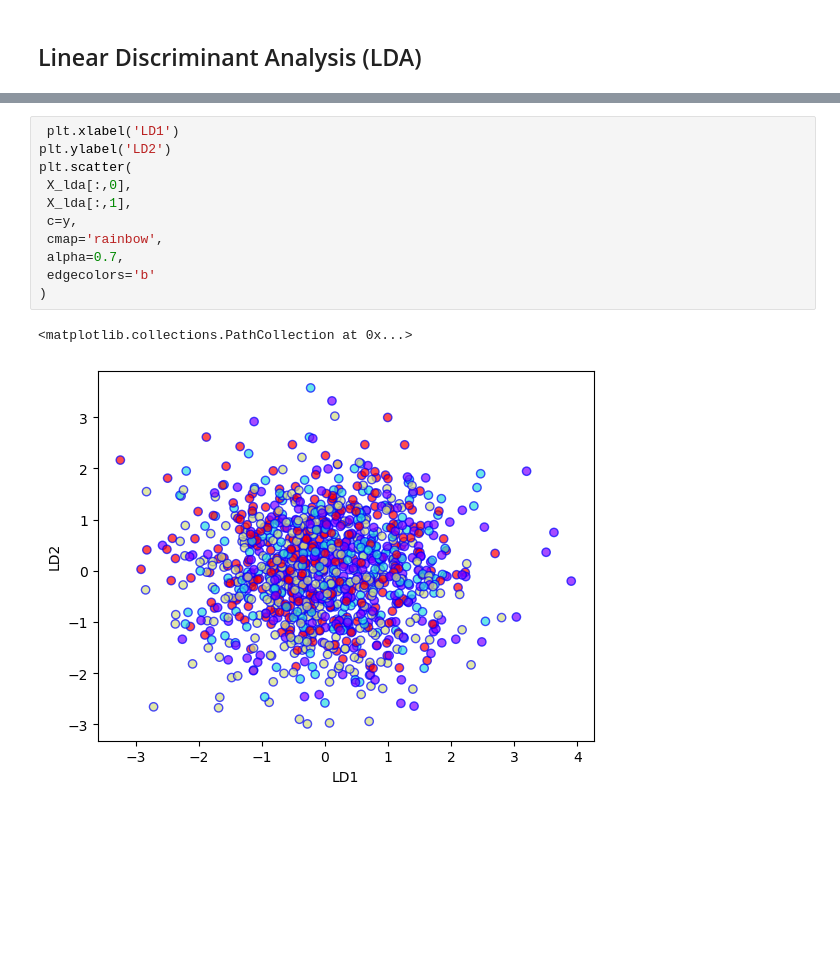
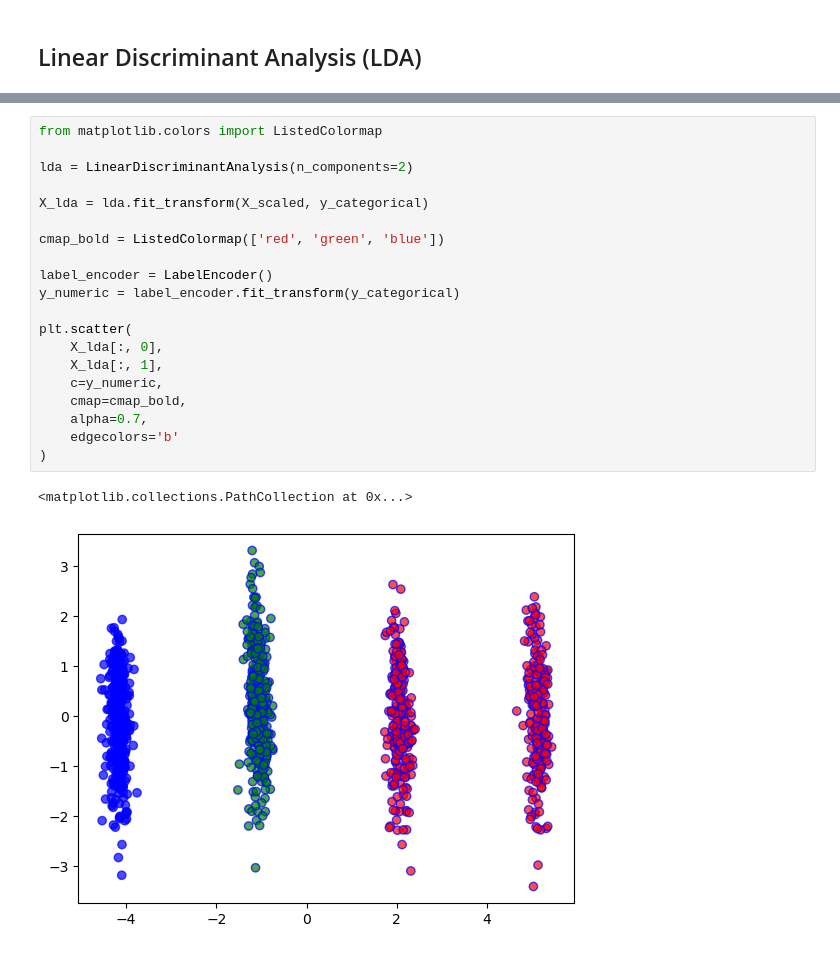
Before and after one commit to pardmanjera/PardonManjera_sba23346_Lvl8_CA2_Integrated, a Jupyter notebook: job_satisfaction_prediction.ipynb, the cells around one changed output, grey strips where cells are left out. Drawn from its saved outputs; the diff is of its cells as text; blank space fills up the shorter version.

```diff
--- a/job_satisfaction_prediction.ipynb
+++ b/job_satisfaction_prediction.ipynb
@@ -899,14 +1056,23 @@ array([0.43265093, 0.40342834, 0.16392073])
 # %%
- plt.xlabel('LD1')
-plt.ylabel('LD2')
+from matplotlib.colors import ListedColormap
+
+lda = LinearDiscriminantAnalysis(n_components=2)
+
+X_lda = lda.fit_transform(X_scaled, y_categorical)
+
+cmap_bold = ListedColormap(['red', 'green', 'blue'])
+
+label_encoder = LabelEncoder()
+y_numeric = label_encoder.fit_transform(y_categorical)
+
 plt.scatter(
- X_lda[:,0],
- X_lda[:,1],
- c=y,
- cmap='rainbow',
- alpha=0.7,
- edgecolors='b'
+    X_lda[:, 0],
+    X_lda[:, 1],
+    c=y_numeric,
+    cmap=cmap_bold,
+    alpha=0.7,
+    edgecolors='b'
 )
 # %% [output]
 <matplotlib.collections.PathCollection at 0x...>
-[figure, old version]
+[figure, new version]
```
Also changed, not shown: parts of 19 cells of this notebook.
